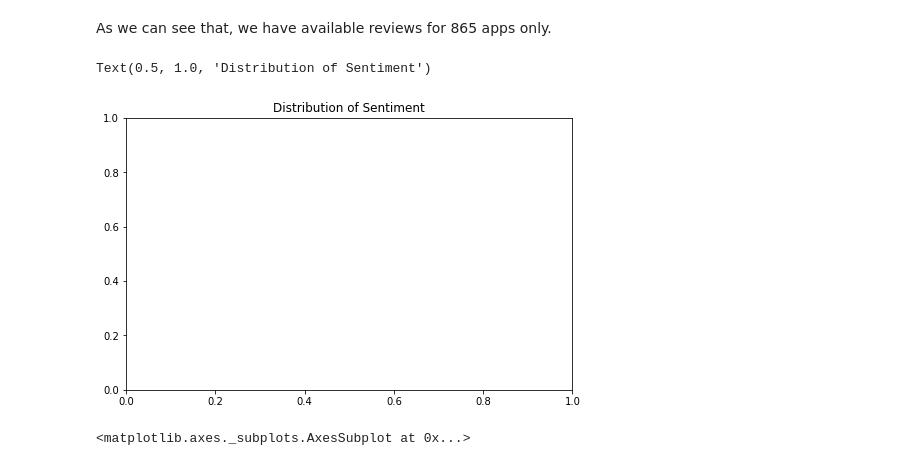
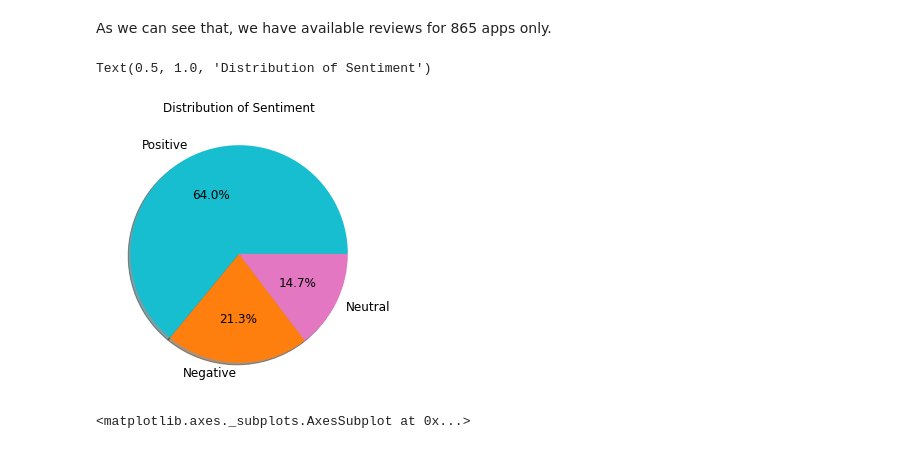
Before and after one commit to Pooja-Dalwani/PlayStoreAppReviewAnalysisEDA, a Jupyter notebook: Capstone_Project_PlayStoreAppReviewAnalysis.ipynb, the cells around one changed output. Saved outputs shown, nothing was run; the diff lists cells and outputs as text; code cells hidden in the pictures.

```diff
--- a/Capstone_Project_PlayStoreAppReviewAnalysis.ipynb
+++ b/Capstone_Project_PlayStoreAppReviewAnalysis.ipynb
@@ -551,11 +551,12 @@ As we can see that, we have available reviews for 865 apps only.
 # %%
 colors = ['tab:cyan', 'tab:orange', 'tab:pink']
 labels = ['Positive','Negative','Neutral']
 bbb = reviews_df['Sentiment'].value_counts()
+plt.pie(bbb, colors=colors, autopct='%1.1f%%',shadow=True, labels=labels, textprops={'fontsize' : 12})
 plt.title('Distribution of Sentiment')
 # %% [output]
 Text(0.5, 1.0, 'Distribution of Sentiment')
-[figure, old version]
+[figure, new version]
 # %%
 data = reviews_df['Sentiment_Polarity']
 sns.distplot(data)
```
